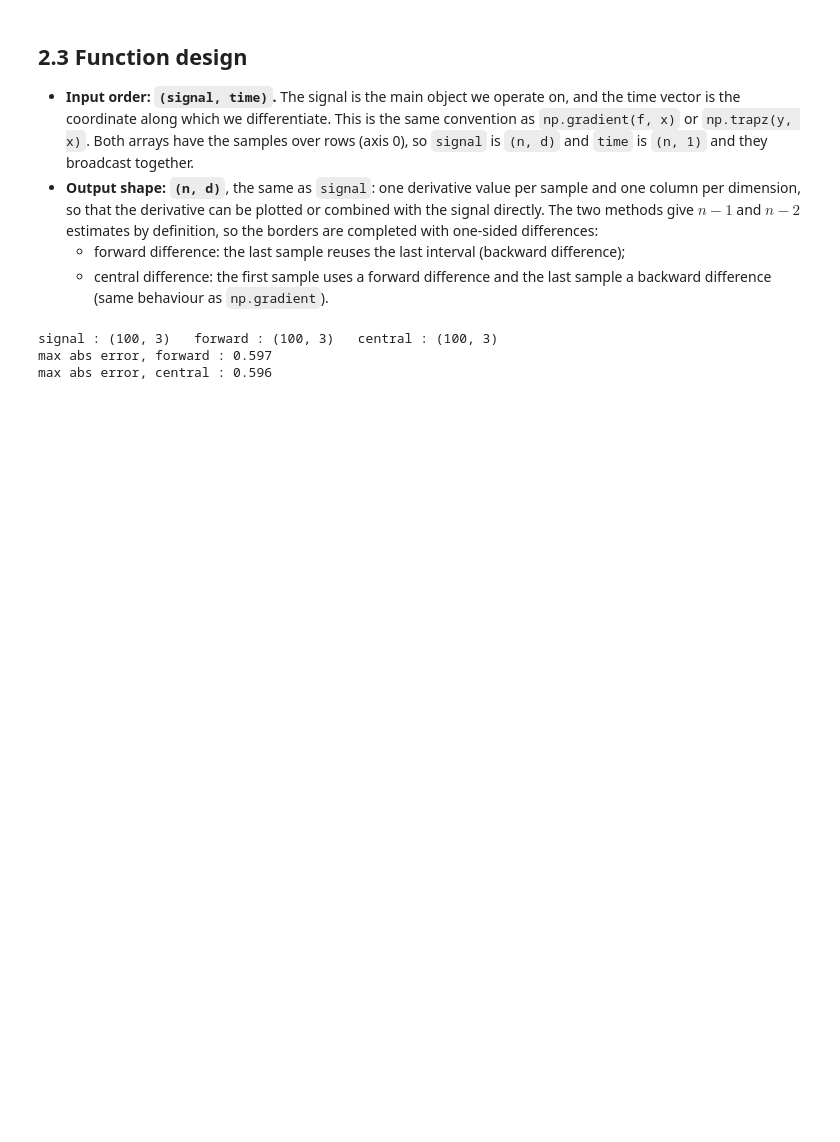
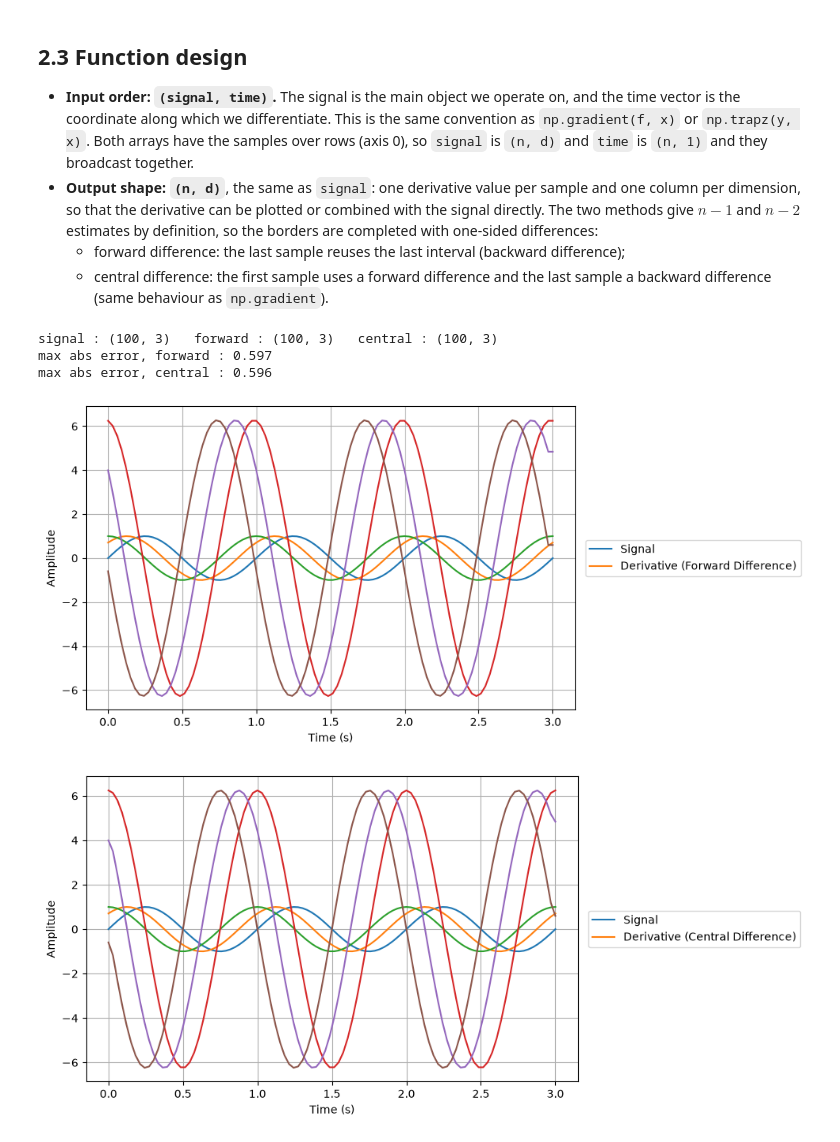
Before and after one commit to ChloeGil-student/IEAP-Python-Series04, a Jupyter notebook: Series04 Python.ipynb, the cells around one changed output. Cells and saved outputs as stored; diff of their text form; code cells hidden in the pictures; blank space fills up the shorter version.

Commit message:
Add derivative overlay plots to notebook
Adds a new plotting cell in `Series04 Python.ipynb` with a reusable `plot_signal_and_derivative(...)` helper that plots each signal channel alongside its derivative in distinct colors. It then generates two visual comparisons for the computed forward-difference and central-difference derivatives.

```diff
--- a/Series04 Python.ipynb
+++ b/Series04 Python.ipynb
@@ -170,3 +170,25 @@ print("max abs error, central :", np.abs(d_cen - d_true).max().round(3))
 signal : (100, 3)   forward : (100, 3)   central : (100, 3)
 max abs error, forward : 0.597
 max abs error, central : 0.596
+# %%
+# Plots : signal and derivative on the same axes
+
+def plot_signal_and_derivative(signal, deriv, time, method):
+    fig, ax = plt.subplots(figsize=(8, 5))
+    for i in range(3):
+        ax.plot(time, signal[:, i], color=f"C{i}")        # signal: C0, C1, C2
+    for i in range(3):
+        ax.plot(time, deriv[:, i], color=f"C{i + 3}")     # derivative: C3, C4, C5
+    ax.set_xlabel("Time (s)")
+    ax.set_ylabel("Amplitude")
+    ax.grid(True)
+    handles = [Line2D([], [], color="C0", label="Signal"),
+               Line2D([], [], color="C1", label=f"Derivative ({method})")]
+    ax.legend(handles=handles, loc="center left", bbox_to_anchor=(1.01, 0.5))
+    plt.show()
+
+plot_signal_and_derivative(signal, d_fwd, time, "Forward Difference")
+plot_signal_and_derivative(signal, d_cen, time, "Central Difference")
+# %% [output]
+[figure, added]
+[figure, added]
```
